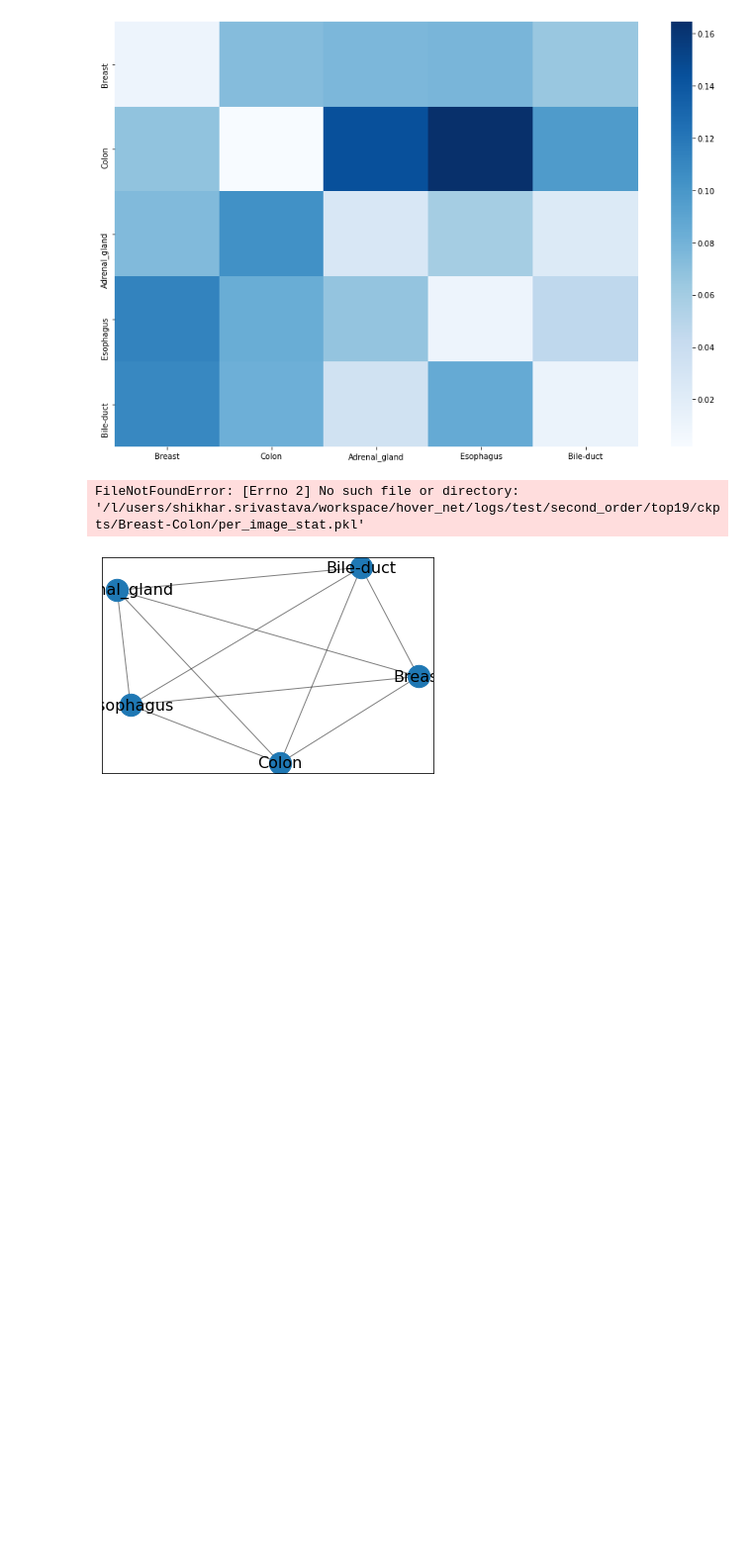
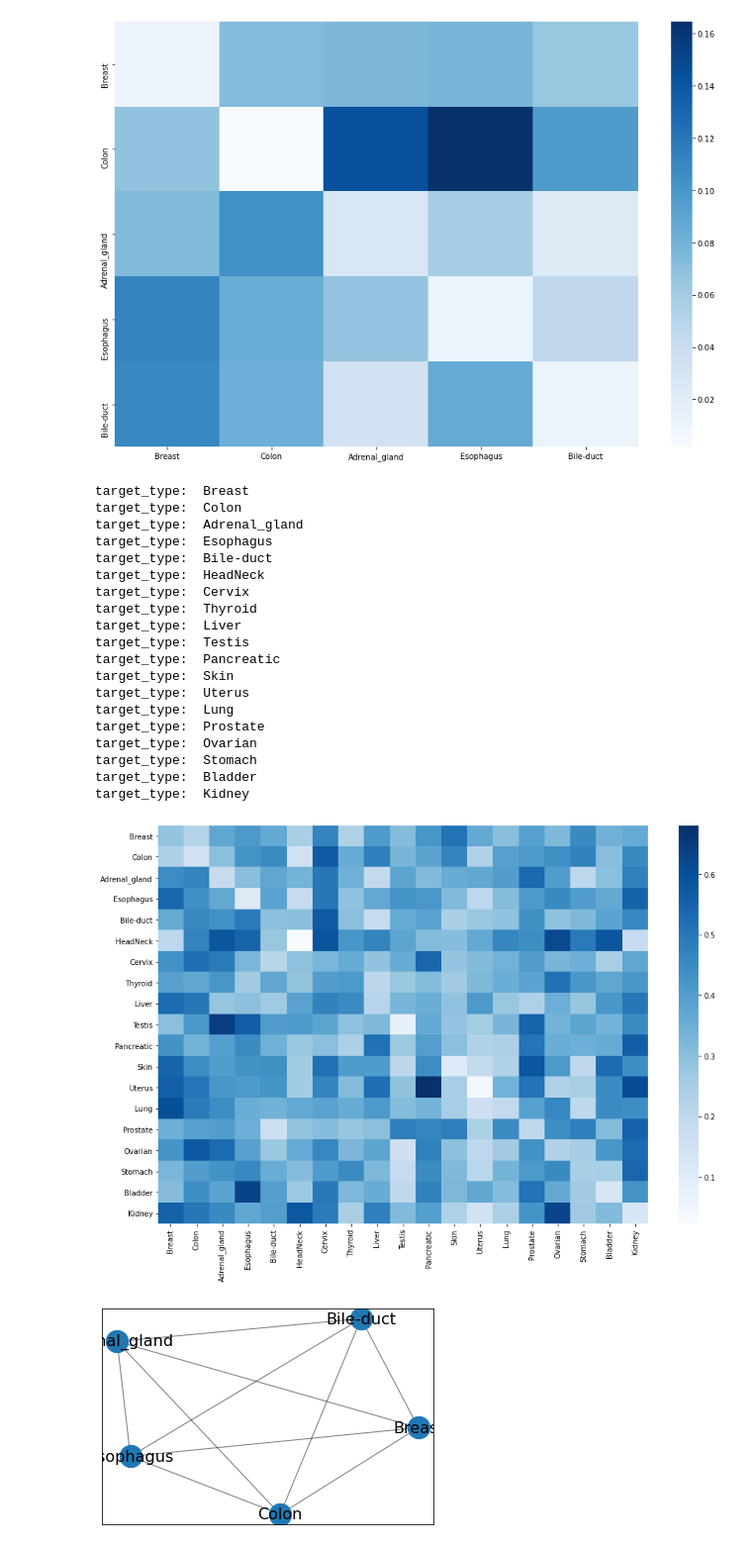
Before and after one commit to shikhar-srivastava/hover_net, a Jupyter notebook: taskonomy/notebooks/task_affinity.ipynb, the cells around one changed output. Shown: that part at 99% size. Saved outputs shown, nothing was run; the diff lists cells and outputs as text; code cells hidden in the pictures; blank space fills up the shorter version.

```diff
--- a/taskonomy/notebooks/task_affinity.ipynb
+++ b/taskonomy/notebooks/task_affinity.ipynb
@@ -48,12 +48,31 @@ target_type:  Bile-duct
 # %%
 bucket_type = 'top19'
 metrics, type_list = read_metric_logs(bucket_type)
-a_distances, labels = calculate_affinity_distance(metrics, type_list, beta = 15)
+a_distances, labels = calculate_affinity_distance(metrics, type_list, beta = 20)
 plt.figure(figsize=(15,10))
 sns.heatmap(a_distances, xticklabels=labels[0], yticklabels=labels[0], cmap='Blues')
 plt.show()
 # %% [output]
-FileNotFoundError: [Errno 2] No such file or directory: '/l/users/shikhar.srivastava/workspace/hover_net/logs/test/second_order/top19/ckpts/Breast-Colon/per_image_stat.pkl'
+target_type:  Breast
+target_type:  Colon
+target_type:  Adrenal_gland
+target_type:  Esophagus
+target_type:  Bile-duct
+target_type:  HeadNeck
+target_type:  Cervix
+target_type:  Thyroid
+target_type:  Liver
+target_type:  Testis
+target_type:  Pancreatic
+target_type:  Skin
+target_type:  Uterus
+target_type:  Lung
+target_type:  Prostate
+target_type:  Ovarian
+target_type:  Stomach
+target_type:  Bladder
+target_type:  Kidney
+[figure, added]
 # %%
 # Visaulize the affinity distance as weighted graph
 import networkx as nx
```
